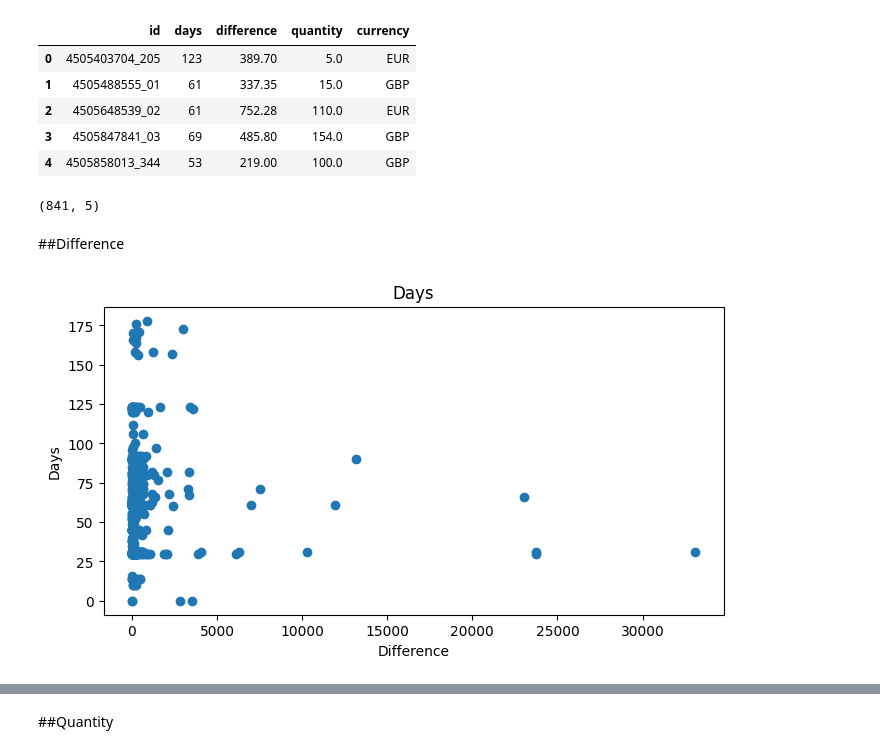
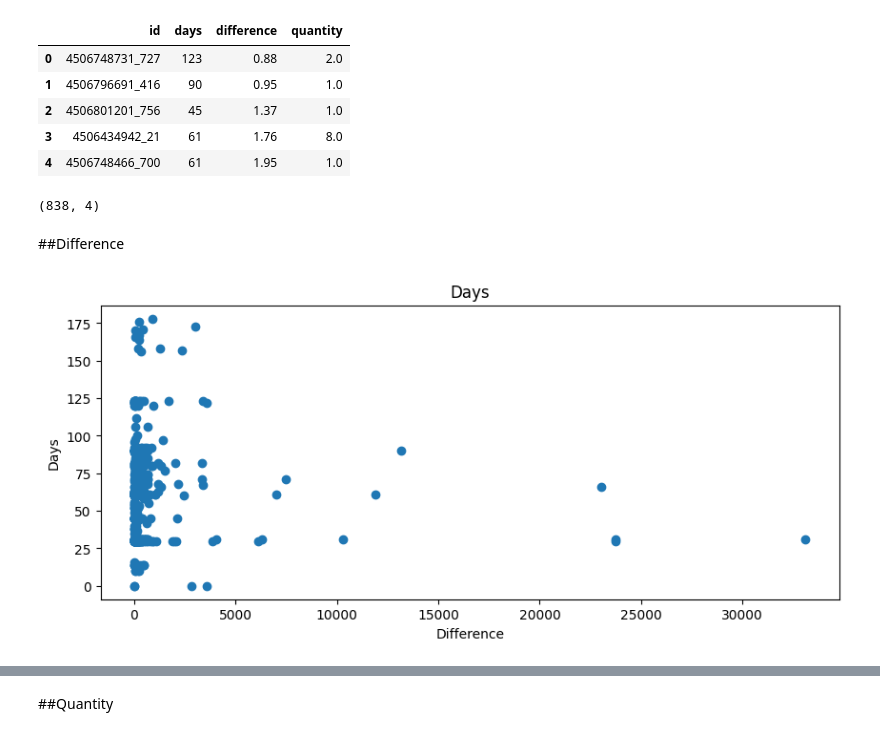
Before and after one commit to PeteKnight/my-first-blog, a Jupyter notebook: ScratchPad.ipynb, the cells around one changed output, grey strips where cells are left out. Drawn from its saved outputs; the diff is of its cells as text; code cells hidden in the pictures.

```diff
--- a/ScratchPad.ipynb
+++ b/ScratchPad.ipynb
@@ -20,22 +20,22 @@ from sklearn.metrics import mean_squared_error
 from scipy.stats import pearsonr
 
 # Set the csv file path/name to be used
-loadData = 'joinTable.csv' # file path/name ------------------------------------ POPULATE
+loadData = 'joinTable (3).csv' # file path/name ------------------------------------ POPULATE
 
 batch_data = pd.read_csv(loadData)
 
 batch_data.head()
 # %% [output]
-|  | id | days | difference | quantity | currency |
-| 0 | 4505403704_205 | 123 | 389.70 | 5.0 | EUR |
-| 1 | 4505488555_01 | 61 | 337.35 | 15.0 | GBP |
-| 2 | 4505648539_02 | 61 | 752.28 | 110.0 | EUR |
-| 3 | 4505847841_03 | 69 | 485.80 | 154.0 | GBP |
-| 4 | 4505858013_344 | 53 | 219.00 | 100.0 | GBP |
+|  | id | days | difference | quantity |
+| 0 | 4506748731_727 | 123 | 0.88 | 2.0 |
+| 1 | 4506796691_416 | 90 | 0.95 | 1.0 |
+| 2 | 4506801201_756 | 45 | 1.37 | 1.0 |
+| 3 | 4506434942_21 | 61 | 1.76 | 8.0 |
+| 4 | 4506748466_700 | 61 | 1.95 | 1.0 |
 # %%
 batch_data.shape
 # %% [output]
-(841, 5)
+(838, 4)
 # %% [markdown]
 ##Difference
 # %%
@@ -52,16 +52,16 @@ y_title = 'Days' # y Label -------------------------------------------- POPULATE
 # %%
 X = batch_data[[x_data]]
 y = batch_data[y_data]
 
 
-fig, ax = plt.subplots(figsize = (8, 4))
+fig, ax = plt.subplots(figsize = (10, 4))
 
 ax.scatter(X, y)
 
 ax.set_title(plot_title)
 ax.set_xlabel(x_title)
 ax.set_ylabel(y_title)
 
 plt.show()
 # %% [output]
-[figure, old version]
+[figure, new version]
```
Also changed, not shown: parts of 2 cells of this notebook.
